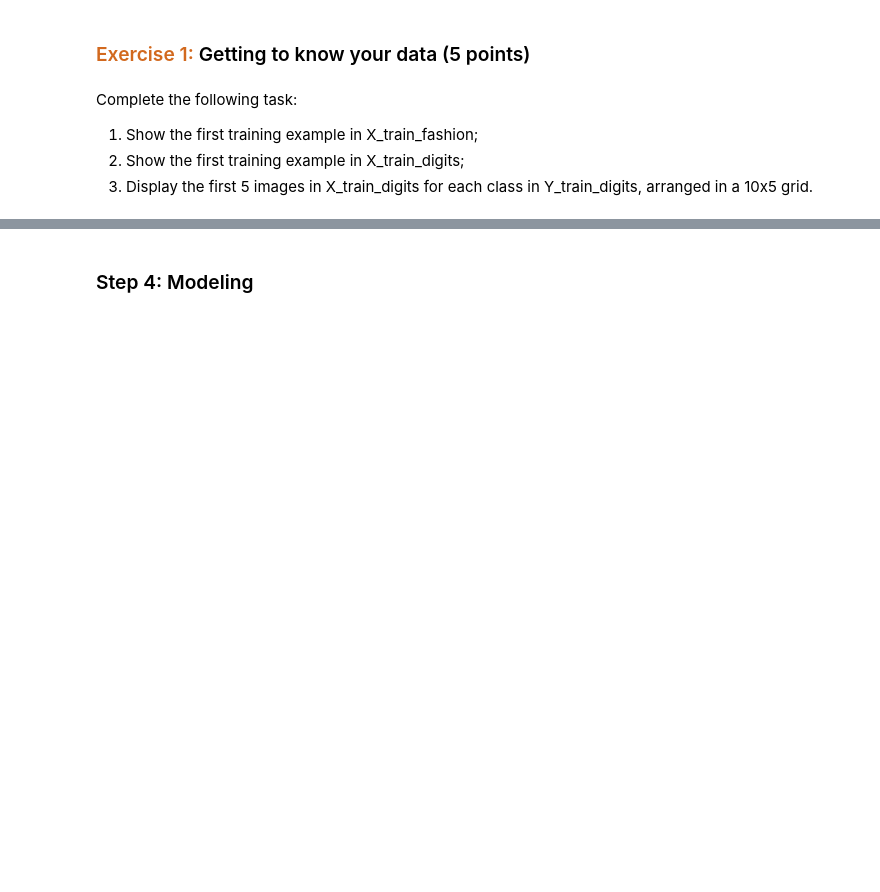
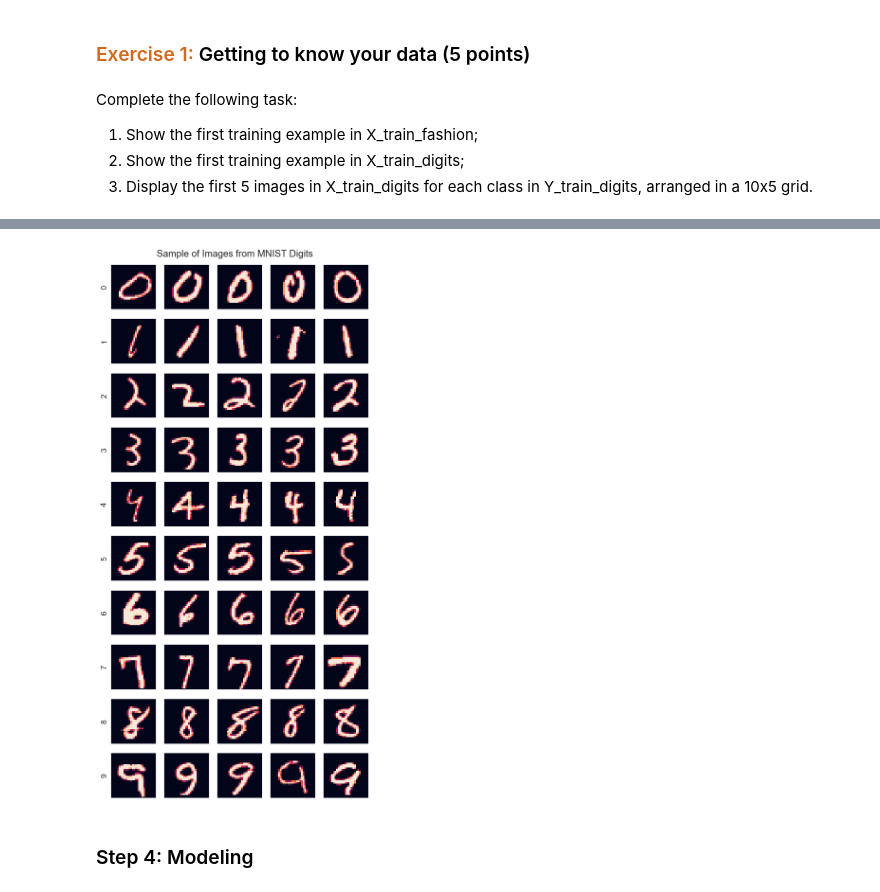
Before and after one commit to daveschaaf/mids_207, a Jupyter notebook: assignments/06 Neural Networks.ipynb, the cells around one changed output, grey strips where cells are left out. Cells and saved outputs as stored; diff of their text form; code cells hidden in the pictures; blank space fills up the shorter version.

```diff
--- a/assignments/06 Neural Networks.ipynb
+++ b/assignments/06 Neural Networks.ipynb
@@ -104,3 +132,30 @@ Complete the following task:
+# %%
+display_images = [[] for _ in range(10)]
+
+for label_index in range(10):
+    target = 5
+    for image_index in range(len(Y_train_digits)):
+        if target < 1:
+            break
+        if Y_train_digits[image_index] == label_index:
+            display_images[label_index].append(X_train_digits[image_index])
+            target -= 1
+# %%
+fig, axes = plt.subplots(10, 5, figsize=(6, 12))
+
+for label_index, label_images in enumerate(display_images):
+    for image_index in range(5):
+        ax = axes[label_index, image_index]
+        ax.imshow(label_images[image_index])
+        ax.get_xaxis().set_visible(False)
+        ax.set_yticks([])
+for digit, ax in enumerate(axes[:,0]):
+    ax.set_ylabel(digit, size=12)
+fig.suptitle("Sample of Images from MNIST Digits")
+plt.tight_layout(pad=1.08, h_pad=None, w_pad=None, rect=None)
+plt.show()
+# %% [output]
+[figure, added]
 # %% [markdown]
 ### Step 4: Modeling
 # %% [markdown]
```
Also changed, not shown: parts of 15 cells of this notebook.
